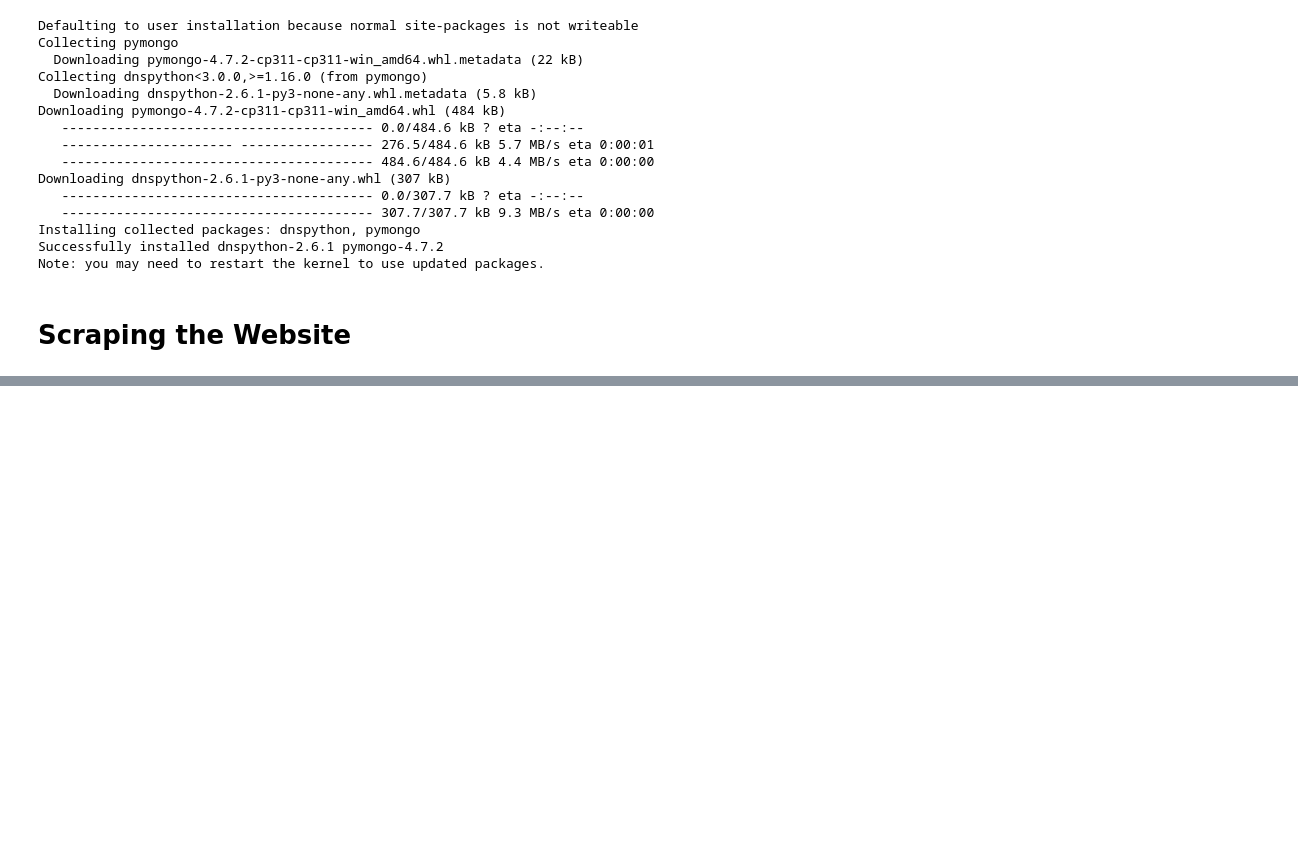
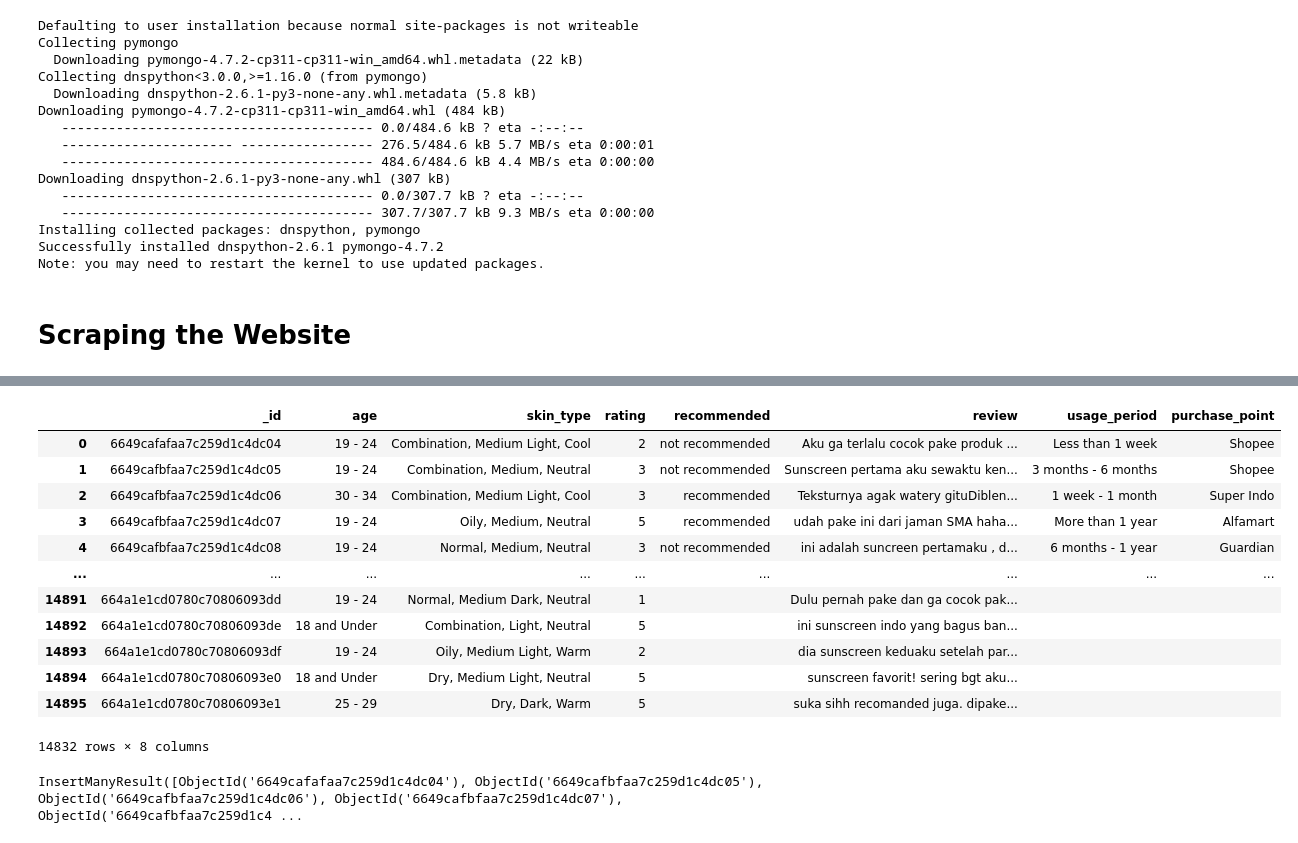
Before and after one commit to ayukrisn/notebook, a Jupyter notebook: bigdata.ipynb, the cells around one changed output, grey strips where cells are left out. Cells and saved outputs as stored; diff of their text form; code cells hidden in the pictures; blank space fills up the shorter version.

```diff
--- a/bigdata.ipynb
+++ b/bigdata.ipynb
@@ -209,0 +268,22 @@ Successfully connected to MongoDB!
+# %%
+df_data.drop_duplicates(subset=['age', 'skin_type', 'rating', 'recommended', 'review', 'usage_period', 'purchase_point'], keep='first', inplace=True)
+df_data
+# %% [output]
+|  | _id | age | skin_type | rating | recommended | review | usage_period | purchase_point |
+| 0 | 6649cafafaa7c259d1c4dc04 | 19 - 24 | Combination, Medium Light, Cool | 2 | not recommended | Aku ga terlalu cocok pake produk ... | Less than 1 week | Shopee |
+| 1 | 6649cafbfaa7c259d1c4dc05 | 19 - 24 | Combination, Medium, Neutral | 3 | not recommended | Sunscreen pertama aku sewaktu ken... | 3 months - 6 months | Shopee |
+| 2 | 6649cafbfaa7c259d1c4dc06 | 30 - 34 | Combination, Medium Light, Cool | 3 | recommended | Teksturnya agak watery gituDiblen... | 1 week - 1 month | Super Indo |
+| 3 | 6649cafbfaa7c259d1c4dc07 | 19 - 24 | Oily, Medium, Neutral | 5 | recommended | udah pake ini dari jaman SMA haha... | More than 1 year | Alfamart |
+| 4 | 6649cafbfaa7c259d1c4dc08 | 19 - 24 | Normal, Medium, Neutral | 3 | not recommended | ini adalah suncreen pertamaku , d... | 6 months - 1 year | Guardian |
+| ... | ... | ... | ... | ... | ... | ... | ... | ... |
+| 14891 | 664a1e1cd0780c70806093dd | 19 - 24 | Normal, Medium Dark, Neutral | 1 |  | Dulu pernah pake dan ga cocok pak... |  |  |
+| 14892 | 664a1e1cd0780c70806093de | 18 and Under | Combination, Light, Neutral | 5 |  | ini sunscreen indo yang bagus ban... |  |  |
+| 14893 | 664a1e1cd0780c70806093df | 19 - 24 | Oily, Medium Light, Warm | 2 |  | dia sunscreen keduaku setelah par... |  |  |
+| 14894 | 664a1e1cd0780c70806093e0 | 18 and Under | Dry, Medium Light, Neutral | 5 |  | sunscreen favorit! sering bgt aku... |  |  |
+| 14895 | 664a1e1cd0780c70806093e1 | 25 - 29 | Dry, Dark, Warm | 5 |  | suka sihh recomanded juga. dipake... |  |  |
+14832 rows × 8 columns
+# %%
+collection = db['emina_review_deleted_duplicates']
+collection.insert_many(df_data.to_dict('records'))
+# %% [output]
+InsertManyResult([ObjectId('6649cafafaa7c259d1c4dc04'), ObjectId('6649cafbfaa7c259d1c4dc05'), ObjectId('6649cafbfaa7c259d1c4dc06'), ObjectId('6649cafbfaa7c259d1c4dc07'), ObjectId('6649cafbfaa7c259d1c4 ...
```
Also changed, not shown: parts of 3 cells of this notebook.
